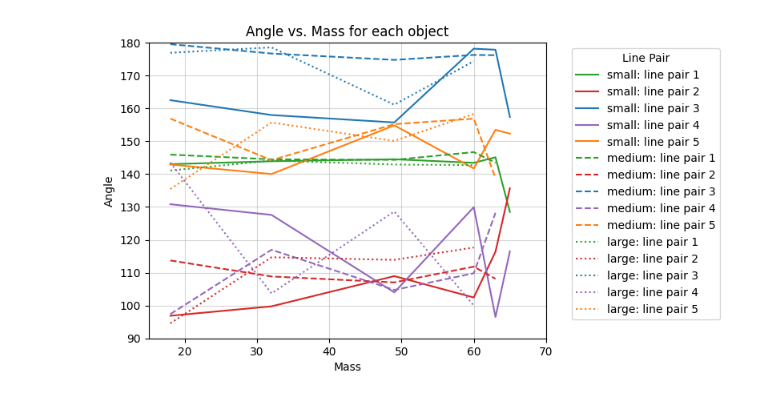
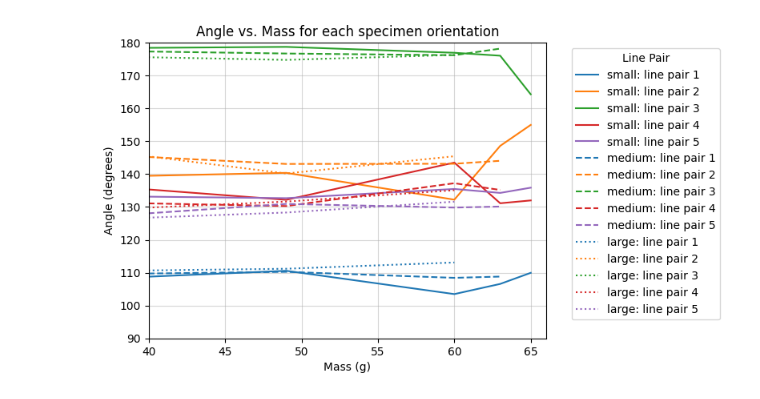
Before and after one commit to fxn-m/soft-robotics, a Jupyter notebook: analysis.ipynb, the cells around one changed output. Saved outputs shown, nothing was run; the diff lists cells and outputs as text; code cells hidden in the pictures.

Commit message:
update plots

```diff
--- a/analysis.ipynb
+++ b/analysis.ipynb
@@ -2,9 +3,9 @@
 import pandas as pd
 import matplotlib.pyplot as plt
 # %%
+# import datasets
 mass_results = pd.read_csv('mass_results.csv')
-mass_results = mass_results.dropna().reset_index(drop=True)
-mass_results.drop(columns=['recording', 'experiment'], inplace=True)
+mass_results = mass_results.dropna().sort_values(by=['recording']).reset_index(drop=True)
 # %%
 # preview the data
 mass_results.head()
@@ -61,3 +49,0 @@ plt.show()
-# %%
-mass_results = pd.read_csv('max_mass_results.csv')
-mass_results
@@ -80,0 +50,10 @@ mass_results
+# %%
+# copy the data
+mass_results_avg = mass_results.copy()
+
+# averate the angles for each object and mass
+mass_results_avg = mass_results_avg.groupby(['object', 'mass']).mean(['line_pair_1', 'line_pair_2', 'line_pair_3', 'line_pair_4', 'line_pair_5'])
+mass_results_avg.drop(columns=['recording'], inplace=True)
+mass_results_avg.reset_index(inplace=True)
+
+mass_results_avg
@@ -82,47 +78,46 @@ mass_results
 fig, ax = plt.subplots()
 
 def plot_mass_results(data, object):
-    ax.set_xlim(15, 70)
+    ax.set_xlim(40, 66)
     ax.set_ylim(90, 180)
     # for the subset of data where object=='small', plot mass on x axis, angle on y axis, and color code by line pair
     data = data[data['object'] == object]
     colors = {
-        'line_pair_1': 'tab:green',
-        'line_pair_2': 'tab:red',
-        'line_pair_3': 'tab:blue',
-        'line_pair_4': 'tab:purple',
-        'line_pair_5': 'tab:orange'
+        'line_pair_1': 'tab:blue',
+        'line_pair_2': 'tab:orange',
+        'line_pair_3': 'tab:green',
+        'line_pair_4': 'tab:red',
+        'line_pair_5': 'tab:purple'
     }
 
     # Set the linestyle for the plot depending on the object with a switch case
     match(object):
         case 'small':
             linestyle = '-'
         case 'medium':
             linestyle = '--'
         case 'large':
             linestyle = ':'
 
     for line_pair in ['line_pair_1', 'line_pair_2', 'line_pair_3', 'line_pair_4', 'line_pair_5']:
         plt.plot(data['mass'], data[line_pair],
                  label=object + ': ' + ' '.join(line_pair.split('_')), linestyle=linestyle, color=colors[line_pair])
 
     ax.legend(title='Line Pair', bbox_to_anchor=(1.05, 1), loc='upper left')
 
-
 # Set the x-axis and y-axis labels
-ax.set_xlabel('Mass')
-ax.set_ylabel('Angle')
-ax.set_title(f'Angle vs. Mass for each object')
+ax.set_xlabel('Mass (g)')
+ax.set_ylabel('Angle (degrees)')
+ax.set_title(f'Angle vs. Mass for each specimen orientation')
 ax.grid(alpha=0.5)
 
-# Add a legend to the plot
+for object in ['small', 'medium', 'large']:
+    plot_mass_results(mass_results_avg, object)
 
-
-for object in ['small', 'medium', 'large']:
-    plot_mass_results(mass_results, object)
+# Export the plot as a PNG
+plt.savefig('mass_vs_angle.png', bbox_inches='tight', dpi=600)
 
 # Display the plots
 plt.show()
 # %% [output]
-[figure, old version]
+[figure, new version]
```
Also changed, not shown: parts of 7 cells of this notebook, 9 other files.
